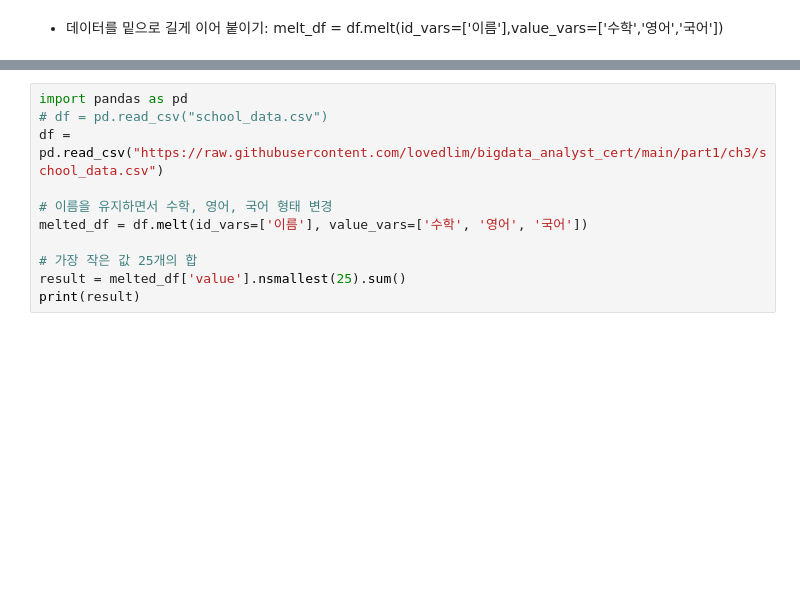
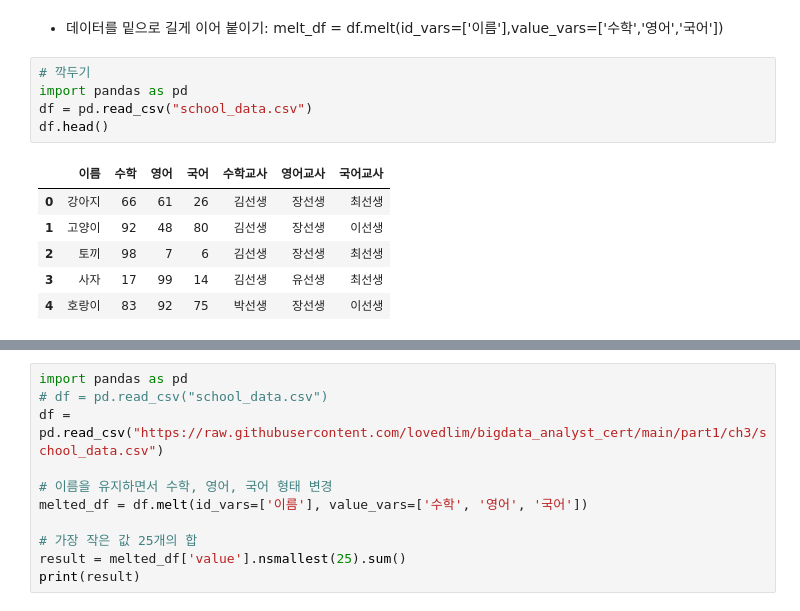
Before and after one commit to jhg01271/bae-v3, a Jupyter notebook: part1/ch3/ch3_ex_type1 복습노트.ipynb, the cells around one changed output, grey strips where cells are left out. Drawn from its saved outputs; the diff is of its cells as text; blank space fills up the shorter version.

```diff
--- a/part1/ch3/ch3_ex_type1 복습노트.ipynb
+++ b/part1/ch3/ch3_ex_type1 복습노트.ipynb
@@ -1142,6 +1155,18 @@ print(round(result))
 ### Section33.
 # %% [markdown]
 - 데이터를 밑으로 길게 이어 붙이기: melt_df = df.melt(id_vars=['이름'],value_vars=['수학','영어','국어'])
+# %%
+# 깍두기
+import pandas as pd
+df = pd.read_csv("school_data.csv")
+df.head()
+# %% [output]
+|  | 이름 | 수학 | 영어 | 국어 | 수학교사 | 영어교사 | 국어교사 |
+| 0 | 강아지 | 66 | 61 | 26 | 김선생 | 장선생 | 최선생 |
+| 1 | 고양이 | 92 | 48 | 80 | 김선생 | 장선생 | 이선생 |
+| 2 | 토끼 | 98 | 7 | 6 | 김선생 | 장선생 | 최선생 |
+| 3 | 사자 | 17 | 99 | 14 | 김선생 | 유선생 | 최선생 |
+| 4 | 호랑이 | 83 | 92 | 75 | 박선생 | 장선생 | 이선생 |
 # %%
 # 깍두기
 import pandas as pd
```
Also changed, not shown: parts of 2 cells of this notebook.
